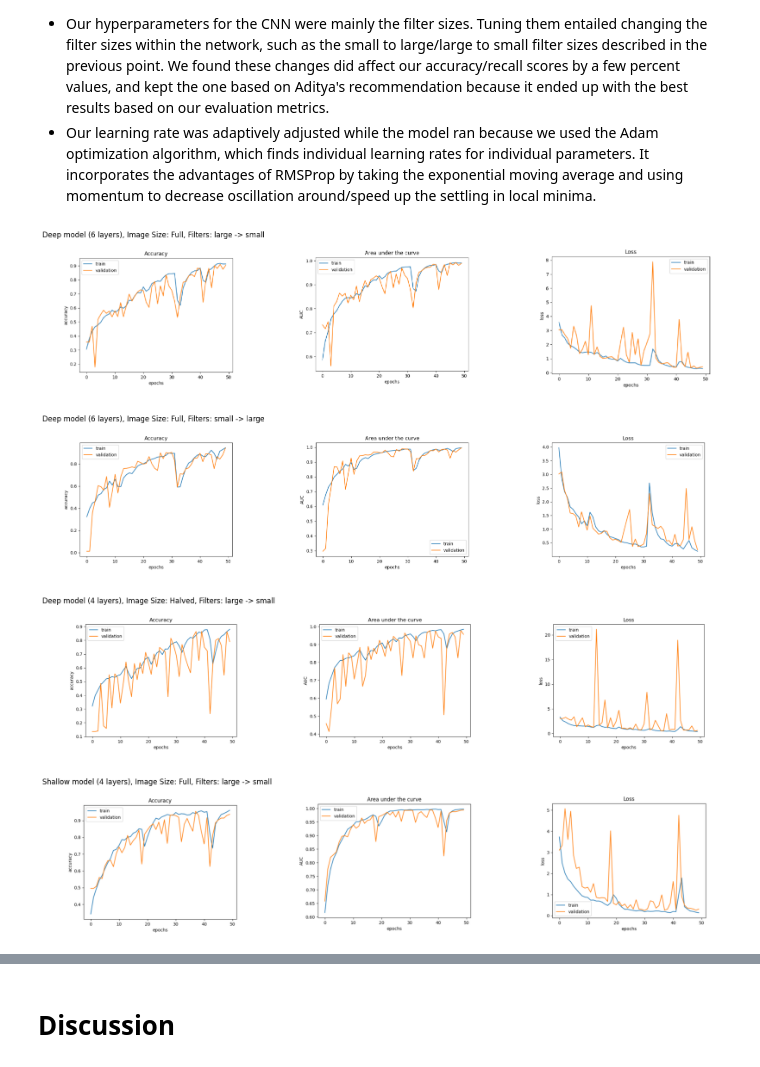
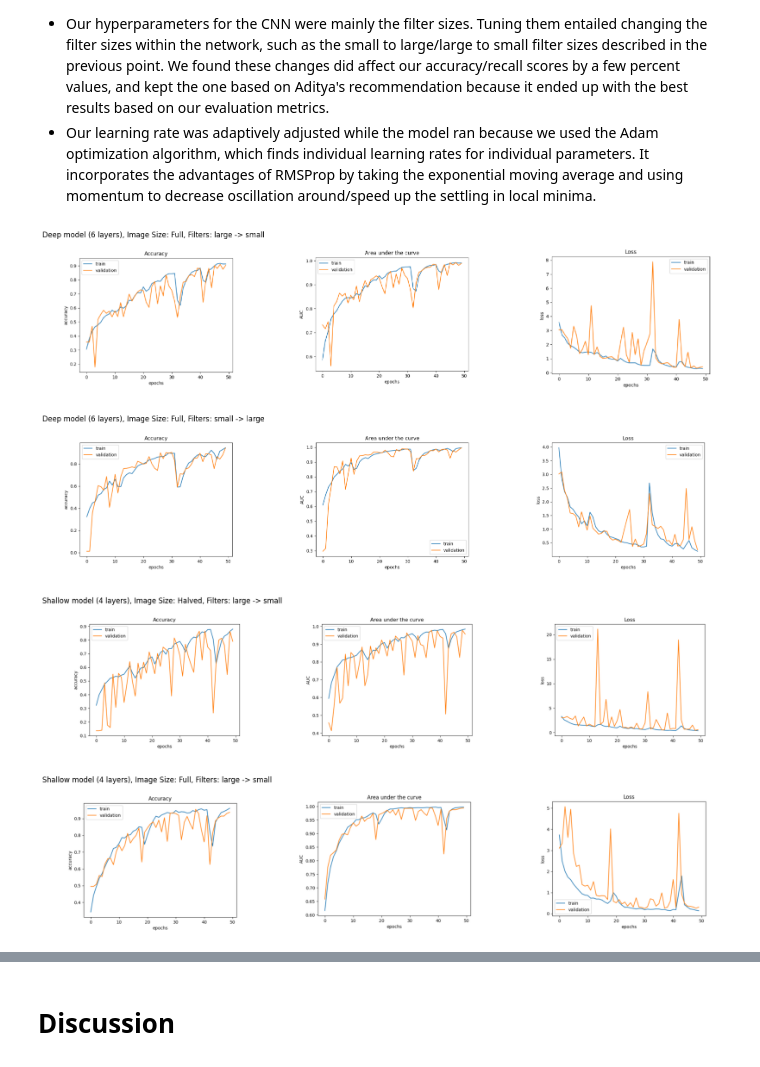
Before and after one commit to christinecoconnor/ML-Final-Project, a Jupyter notebook: Final_Project_Submission_DRAFT.ipynb, the cells around one changed output, grey strips where cells are left out. Drawn from its saved outputs; the diff is of its cells as text; code cells hidden in the pictures.

```diff
--- a/Final_Project_Submission_DRAFT.ipynb
+++ b/Final_Project_Submission_DRAFT.ipynb
@@ -306,36 +306,36 @@ model = tf.keras.Sequential([
 # %%
 # Show plots of how these models performed during training.
 #  For example, plot train loss and train accuracy (or other evaluation metric) on the y-axis,
 #  with number of iterations or number of examples on the x-axis.
 
 def display_img(image_name, title):
 
     path = "/Users/ellie/OneDrive - Johns Hopkins/ML Final Results/" + image_name
     plt.figure(figsize = (20,15))
     plt.subplot(1,3,1)
     plt.imshow(imread(path + '_acc.png')) #acc graph
     plt.axis("off")
 
     plt.title(title)
     plt.subplot(1,3,2)
     plt.imshow(imread(path + '_auc.png')) #AUC graph
     plt.axis("off")
 
     plt.subplot(1,3,3)
     plt.imshow(imread(path + '_loss.png')) #auc
     plt.axis("off")
 
 display_img("1a", "Deep model (6 layers), Image Size: Full, Filters: large -> small")
 
 display_img("1b", "Deep model (6 layers), Image Size: Full, Filters: small -> large")
-
-display_img("2", "Deep model (4 layers), Image Size: Halved, Filters: large -> small")
+""
+display_img("2", "Shallow model (4 layers), Image Size: Halved, Filters: large -> small")
 
 display_img("4", "Shallow model (4 layers), Image Size: Full, Filters: large -> small")
 # %% [output]
 [figure]
 [figure]
-[figure, old version]
+[figure, new version]
 [figure]
 # %% [markdown]
 ## Results
```
Also changed, not shown: parts of 3 cells of this notebook.
